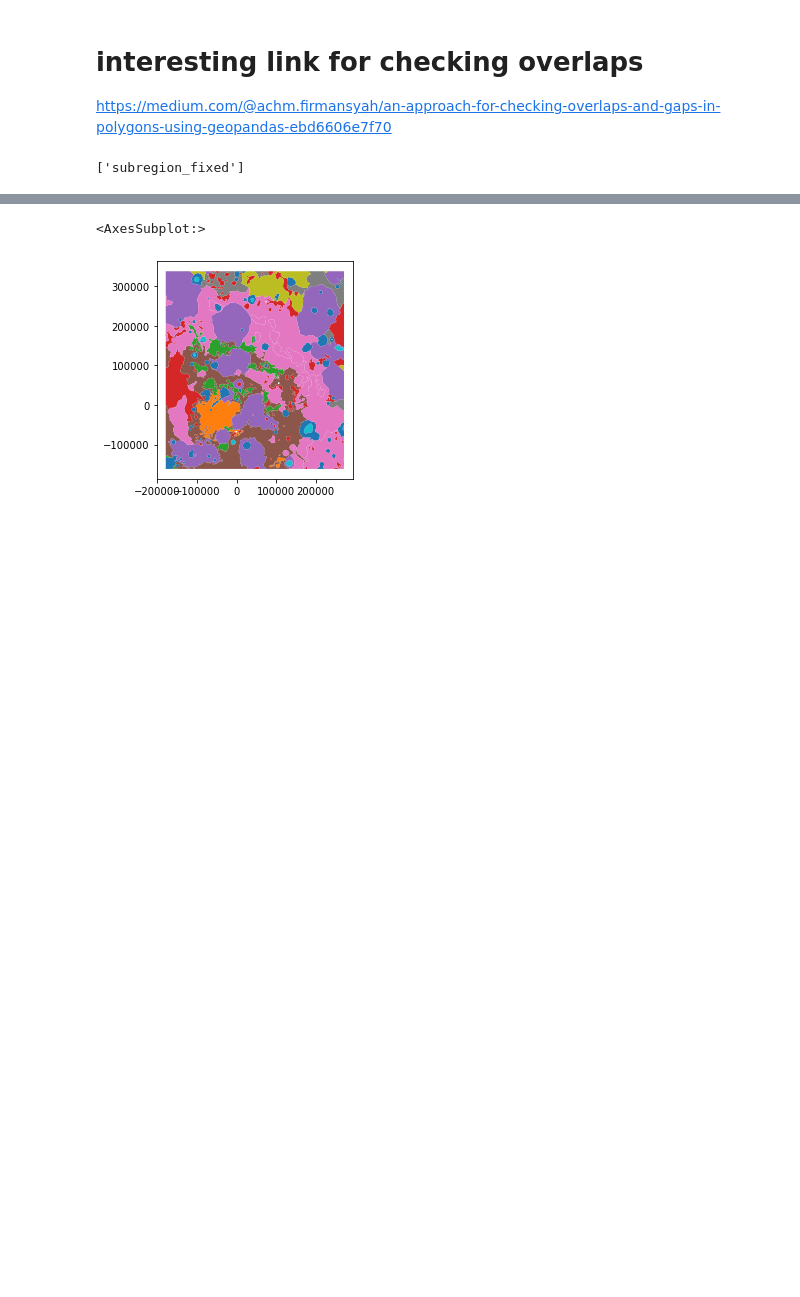
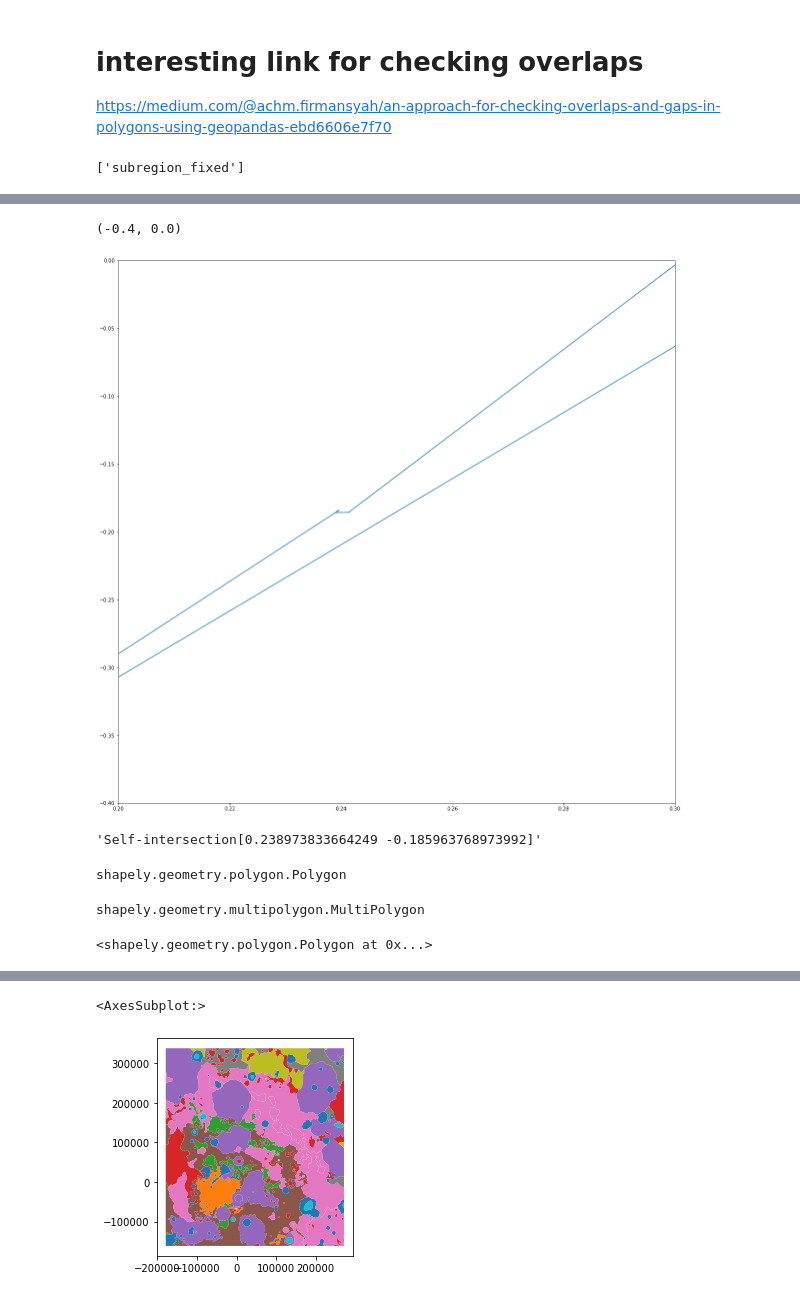
Before and after one commit to planmap-eu/mappy, a Jupyter notebook: notebooks/mappy-back3.ipynb, the cells around one changed output, grey strips where cells are left out. Saved outputs shown, nothing was run; the diff lists cells and outputs as text; code cells hidden in the pictures; blank space fills up the shorter version.

```diff
--- a/notebooks/mappy-back3.ipynb
+++ b/notebooks/mappy-back3.ipynb
@@ -38,0 +233,25 @@ polygons =  mpy.remove_truly_duplicated_geometries(polygons)
+# %%
+from mappy.booleans import intersect, union, difference, shapely_to_clipper, clipper_to_shapely
+int = intersect(shapely_to_clipper(p1), shapely_to_clipper(p2))
+e = union(shapely_to_clipper(p1),int)
+e2 = clipper_to_shapely(difference(int, shapely_to_clipper(p2)))
+
+figure(figsize=(20,20))
+plot(*np.array(e2.exterior).T)
+xlim(0.2, 0.3)
+ylim(-0.4, 0)
+# %% [output]
+(-0.4, 0.0)
+[figure, added]
+# %%
+from shapely.validation import explain_validity
+explain_validity(e2)
+# %% [output]
+'Self-intersection[0.238973833664249 -0.185963768973992]'
+# %%
+ii = filter_polygons(p1.intersection(p2))
+mp = p2.union(ii)
+
+type(mp)
+# %% [output]
+shapely.geometry.polygon.Polygon
@@ -38,0 +260,9 @@ polygons =  mpy.remove_truly_duplicated_geometries(polygons)
+# %%
+type(p1.union(myi))
+# %% [output]
+shapely.geometry.multipolygon.MultiPolygon
+# %%
+i = p1.intersection(p2)
+i
+# %% [output]
+<shapely.geometry.polygon.Polygon at 0x...>
```
Also changed, not shown: parts of 87 cells of this notebook, 15 other files.
